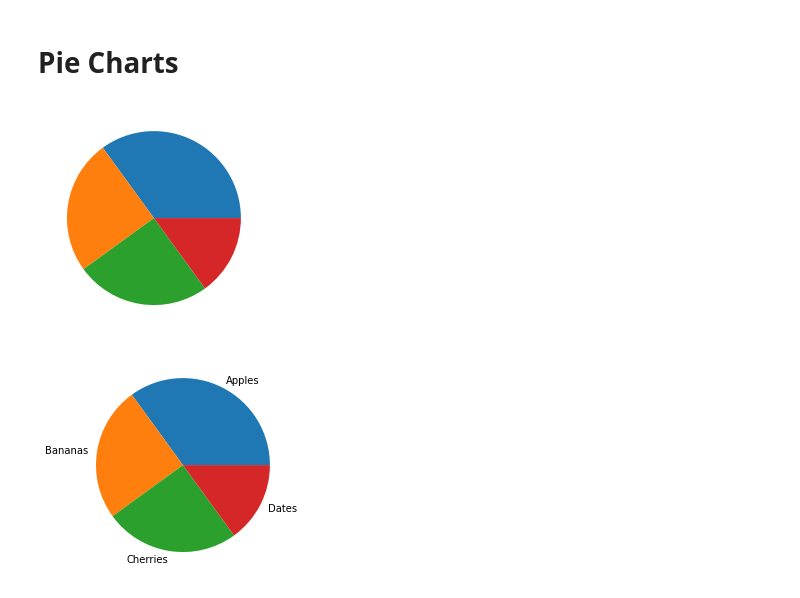
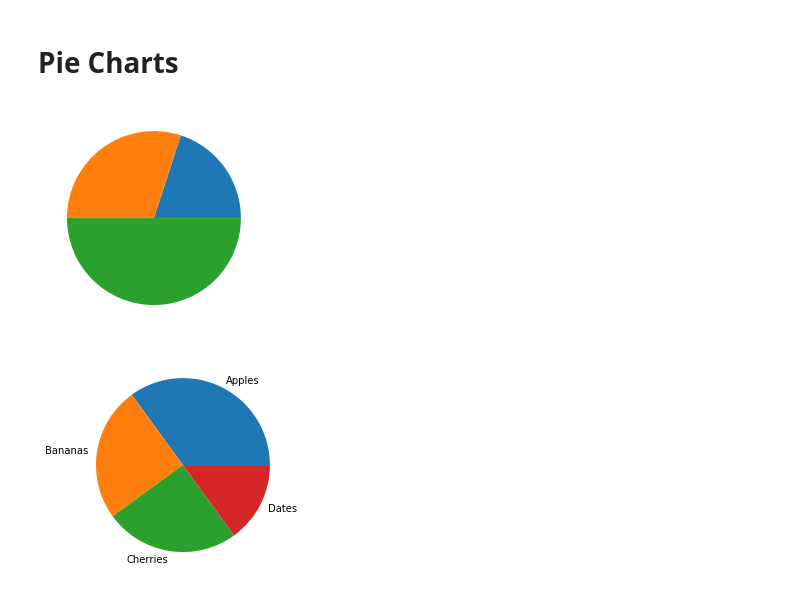
Before and after one commit to mamunsust12/Data-Mining-with-Python, a Jupyter notebook: class_5.1_matplotlib_pyplot.ipynb, the cells around one changed output. Drawn from its saved outputs; the diff is of its cells as text; code cells hidden in the pictures.

```diff
--- a/class_5.1_matplotlib_pyplot.ipynb
+++ b/class_5.1_matplotlib_pyplot.ipynb
@@ -201,13 +217,14 @@ plt.show()
 # %%
 import matplotlib.pyplot as plt
 import numpy as np
 
-y = np.array([35, 25, 25, 15])
+x=[10,15,25]
 
-plt.pie(y)
+plt.pie(x)
+
 plt.show()
 # %% [output]
-[figure, old version]
+[figure, new version]
 # %%
 import matplotlib.pyplot as plt
 import numpy as np
```
Also changed, not shown: parts of 8 cells of this notebook.
